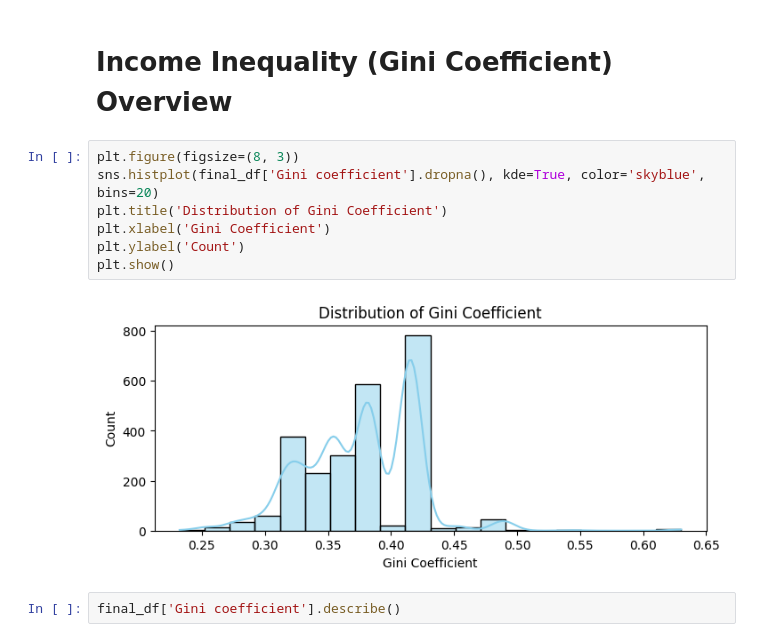
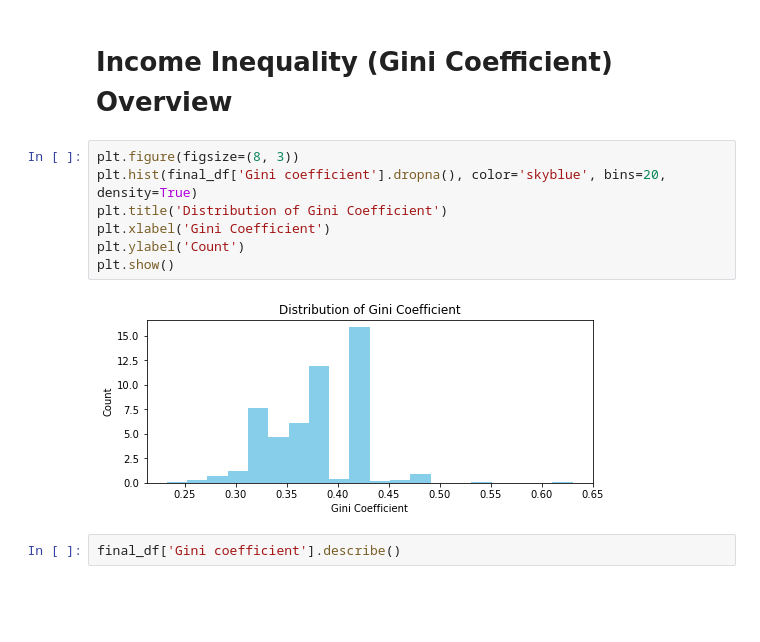
Before and after one commit to ErinZhan2500/SI618FinalProject, a Jupyter notebook: FinalProject.ipynb, the cells around one changed output. Saved outputs shown, nothing was run; the diff lists cells and outputs as text; blank space fills up the shorter version.

```diff
--- a/FinalProject.ipynb
+++ b/FinalProject.ipynb
@@ -218,13 +219,13 @@ final_df.shape
 # Income Inequality (Gini Coefficient) Overview
 # %%
 plt.figure(figsize=(8, 3))
-sns.histplot(final_df['Gini coefficient'].dropna(), kde=True, color='skyblue', bins=20)
+plt.hist(final_df['Gini coefficient'].dropna(), color='skyblue', bins=20, density=True)
 plt.title('Distribution of Gini Coefficient')
 plt.xlabel('Gini Coefficient')
 plt.ylabel('Count')
 plt.show()
 # %% [output]
-[figure, old version]
+[figure, new version]
 # %%
 final_df['Gini coefficient'].describe()
 # %% [output]
```
Also changed, not shown: parts of 11 cells of this notebook.
